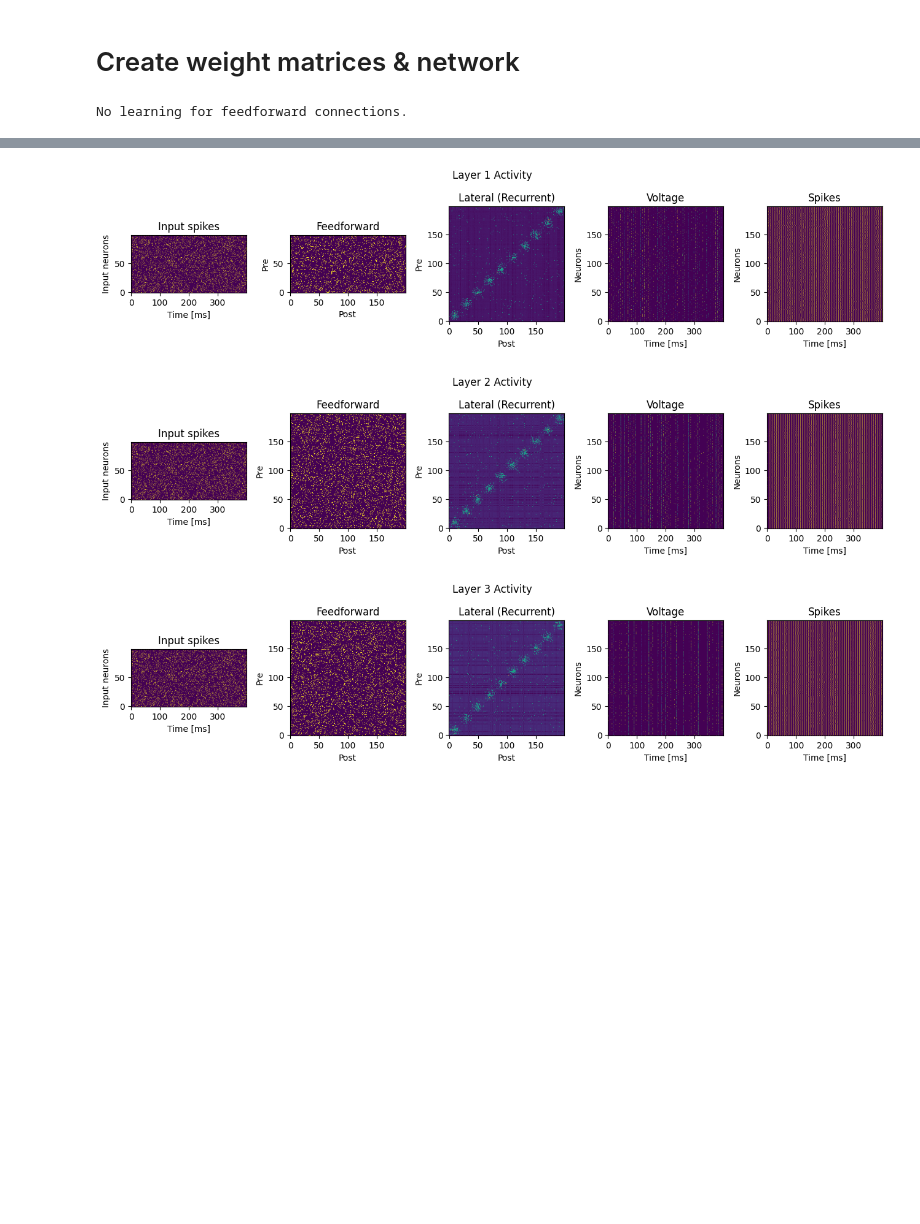
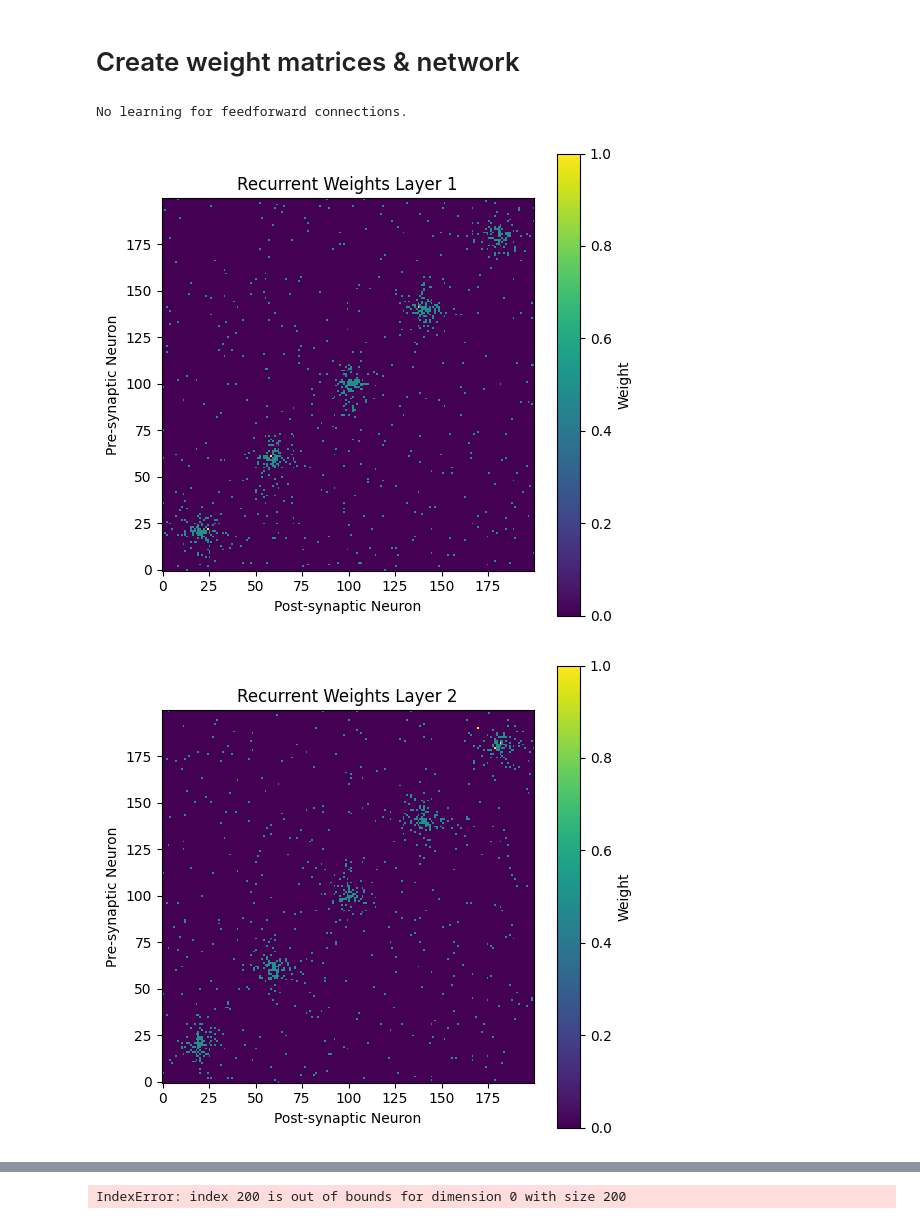
Before and after one commit to H-27/spiking-network-info-transmission, a Jupyter notebook: notebooks/network_display.ipynb, the cells around one changed output, grey strips where cells are left out. Cells and saved outputs as stored; diff of their text form; code cells hidden in the pictures; blank space fills up the shorter version.

Commit message:
updated network and input monitor

```diff
--- a/notebooks/network_display.ipynb
+++ b/notebooks/network_display.ipynb
@@ -39,13 +43,17 @@ Loaded config from c:\Users\Work\VSCodeProjects\spiking-network-info-transmissio
 # %%
 net = SpikingNetwork(config)
 ff1 = connect_random(config["n_inputs"], config["n_layer_one"])
 ff2 = connect_random(config["n_layer_one"], config["n_layer_two"])
 ff3 = connect_random(config["n_layer_two"], config["n_layer_three"])
-rec1 = create_clustered_connection_with_density(n_neurons=config["n_layer_one"], cluster_size=config["cluster_size"]) + connect_random(config["n_layer_one"], config["n_layer_one"], p=config["noise_level"])
-rec2 = create_clustered_connection_with_density(n_neurons=config["n_layer_two"], cluster_size=config["cluster_size"]) + connect_random(config["n_layer_one"], config["n_layer_one"], p=config["noise_level"])
-rec3 = create_clustered_connection_with_density(n_neurons=config["n_layer_three"], cluster_size=config["cluster_size"]) + connect_random(config["n_layer_one"], config["n_layer_one"], p=config["noise_level"])
-
+rec1 = create_clustered_connection_with_density(n_neurons=config["n_layer_one"], num_clusters=config["cluster_size"], weight=config["weight_strength"]) + connect_random(config["n_layer_one"], config["n_layer_one"], p=config["noise_level"]) * config["weight_strength"]
+rec2 = create_clustered_connection_with_density(n_neurons=config["n_layer_two"], num_clusters=config["cluster_size"], weight=config["weight_strength"]) + connect_random(config["n_layer_two"], config["n_layer_two"], p=config["noise_level"]) * config["weight_strength"]
+rec3 = create_clustered_connection_with_density(n_neurons=config["n_layer_three"], num_clusters=config["cluster_size"], weight=config["weight_strength"]) + connect_random(config["n_layer_three"], config["n_layer_three"], p=config["noise_level"]) * config["weight_strength"]
 net.add_weights(ff1, rec1, ff2, rec2, ff3, rec3)
 net.build()
+visualize_weight_matrix(rec1, title="Recurrent Weights Layer 1")
+visualize_weight_matrix(rec2, title="Recurrent Weights Layer 2")
+visualize_weight_matrix(rec3, title="Recurrent Weights Layer 3")
 # %% [output]
 No learning for feedforward connections.
+[figure, added]
+[figure, added]
@@ -52,9 +61,11 @@ No learning for feedforward connections.
 # %%
 input_data = torch.bernoulli(0.1 * torch.ones(config["time"], config["n_inputs"])).byte() * 10
-net.run(input_data)
+# initial input to one to one
+# try target clusterwise and check activity
+
+net.run(input_data, input_noise=config["input_noise_level"])
+# add check if connection weight have increased
 for i in range(1, 4):
     net.plot(layer=i)
 # %% [output]
-[figure, removed]
-[figure, removed]
-[figure, removed]
+IndexError: index 200 is out of bounds for dimension 0 with size 200
```
Also changed, not shown: parts of 3 cells of this notebook, 5 other files.
